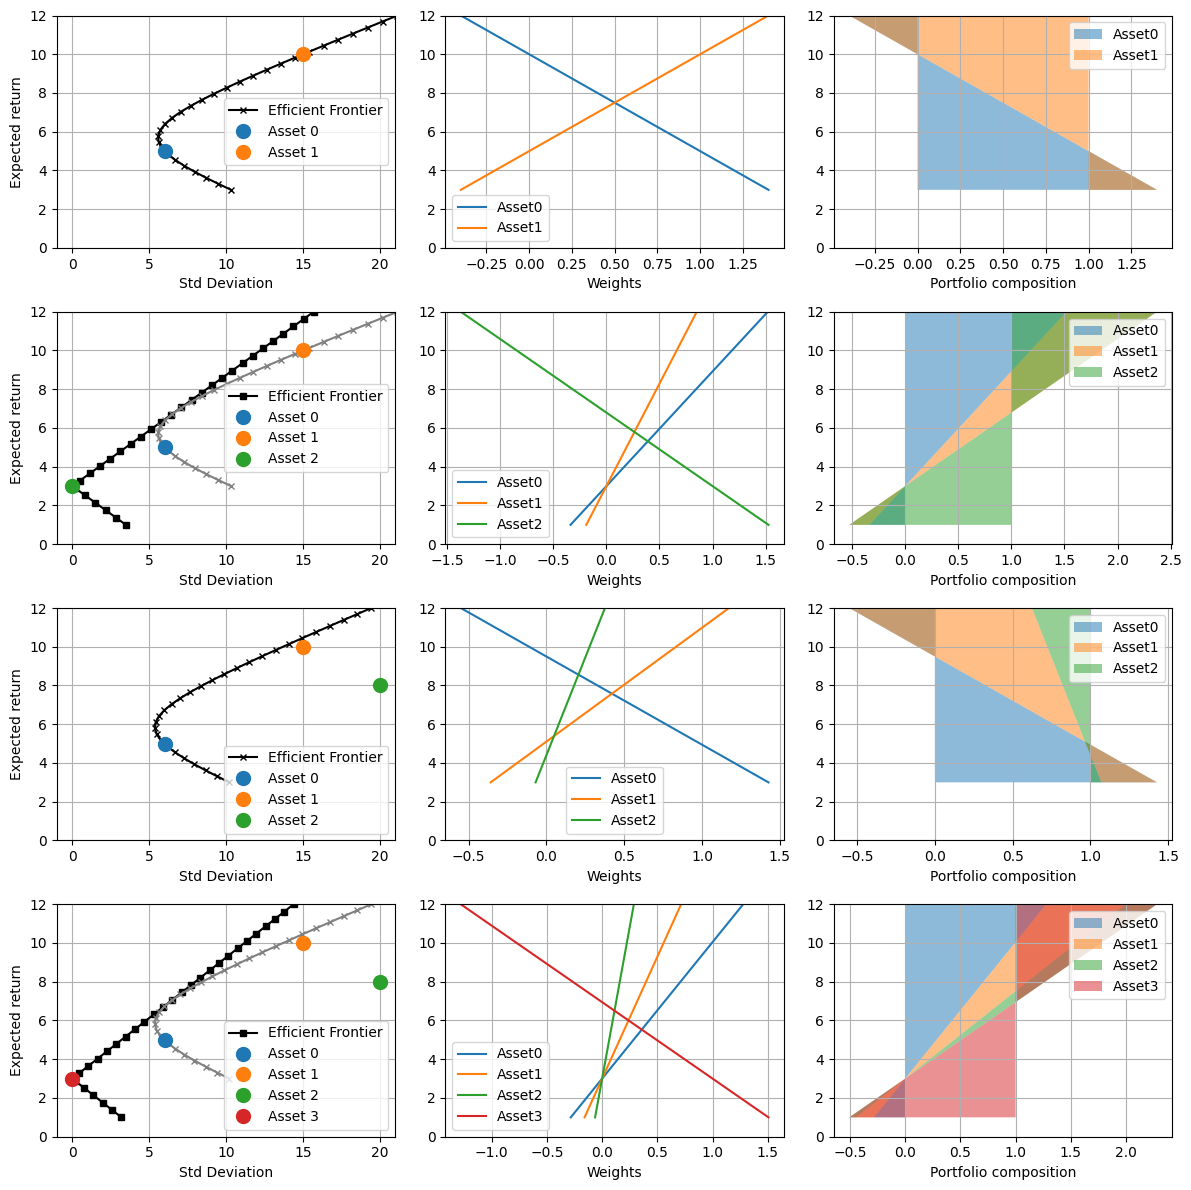
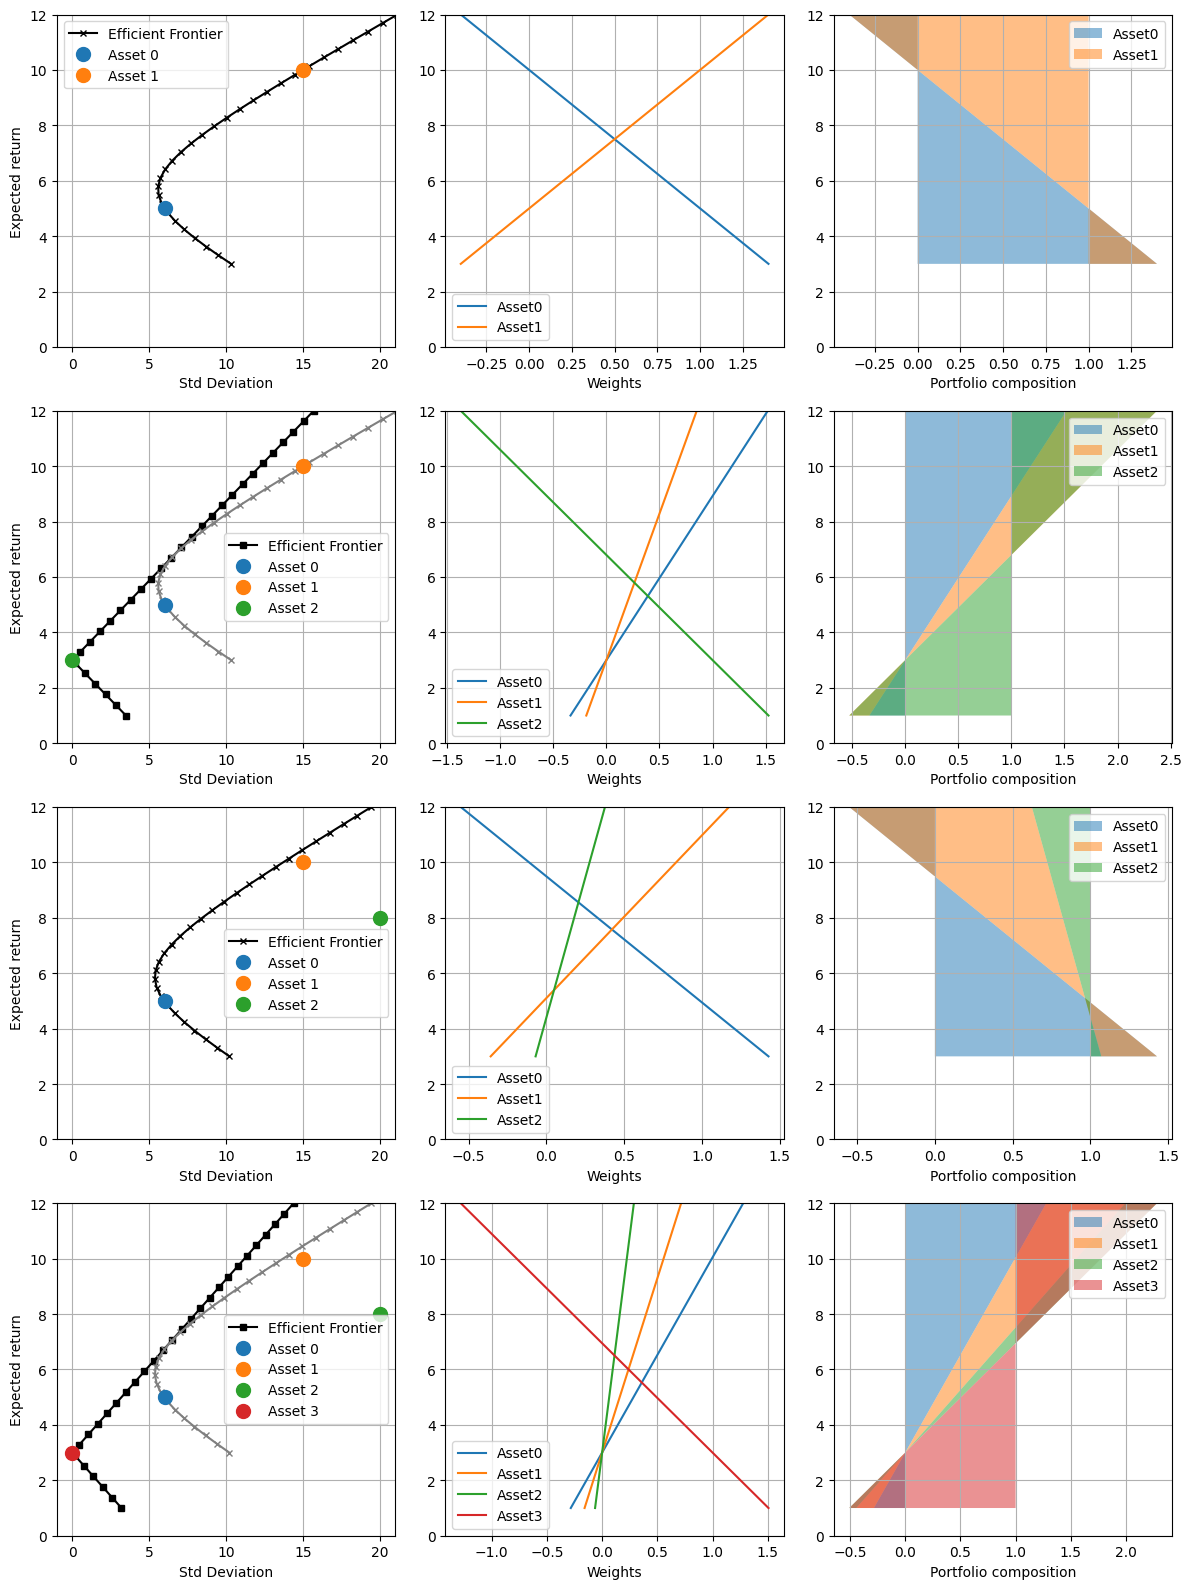
The notebook cell's code change between the first figure and the second:
--- before
+++ after
@@ -1,4 +1,4 @@
 #> Initialize plot
-fig, ax = plt.subplots(len(ptfs), 3, figsize=(12, 12))
+fig, ax = plt.subplots(len(ptfs), 3, figsize=(12, 16))
 
 

Commit: Update documentation